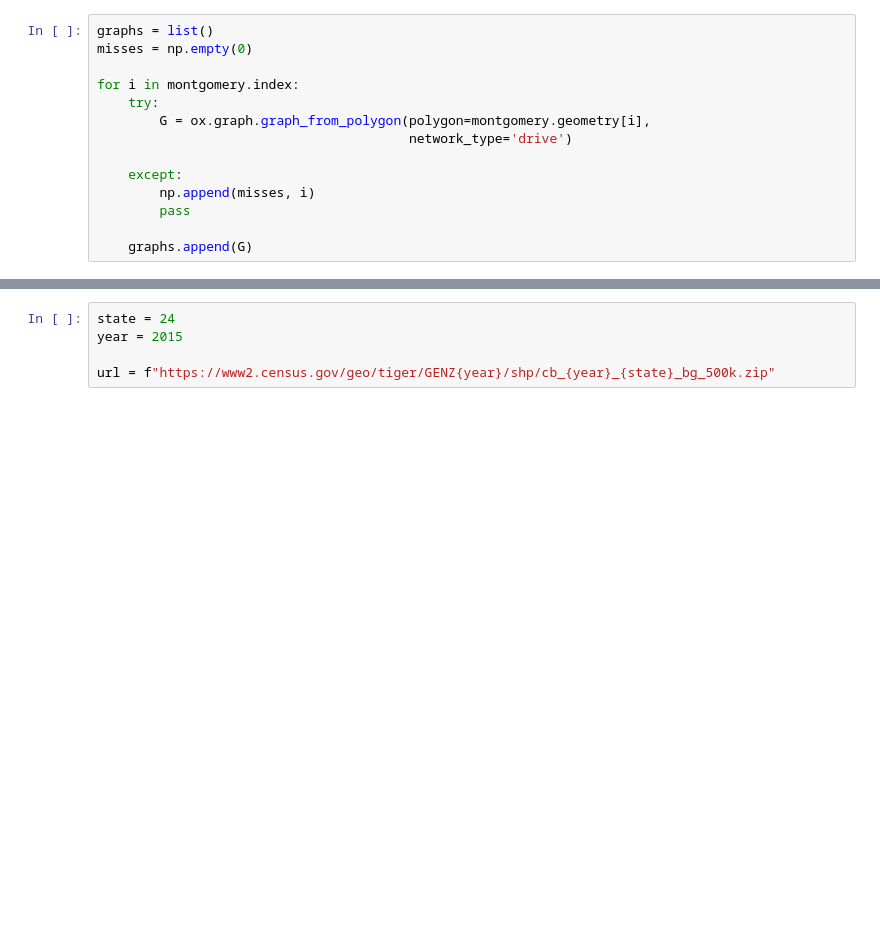
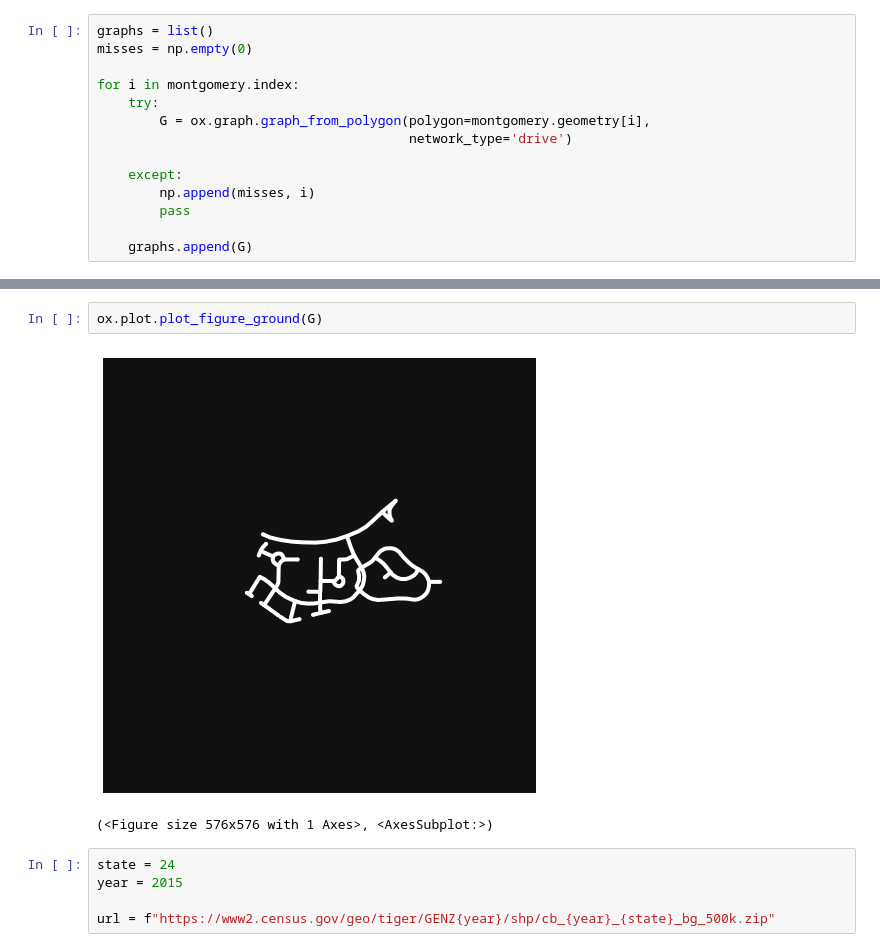
Before and after one commit to asrenninger/mega, a Jupyter notebook: python/osmnx.ipynb, the cells around one changed output, grey strips where cells are left out. Cells and saved outputs as stored; diff of their text form; blank space fills up the shorter version.

```diff
--- a/python/osmnx.ipynb
+++ b/python/osmnx.ipynb
@@ -34,3 +59,8 @@ for i in montgomery.index:
+# %%
+ox.plot.plot_figure_ground(G)
+# %% [output]
+[figure, added]
+(<Figure size 576x576 with 1 Axes>, <AxesSubplot:>)
 # %%
 state = 24
 year = 2015
```
Also changed, not shown: parts of 3 cells of this notebook.
